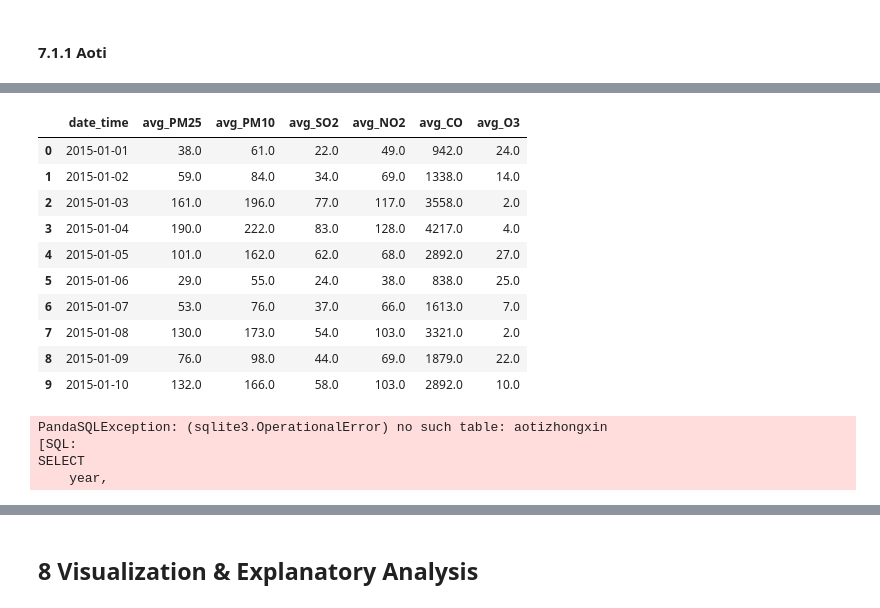
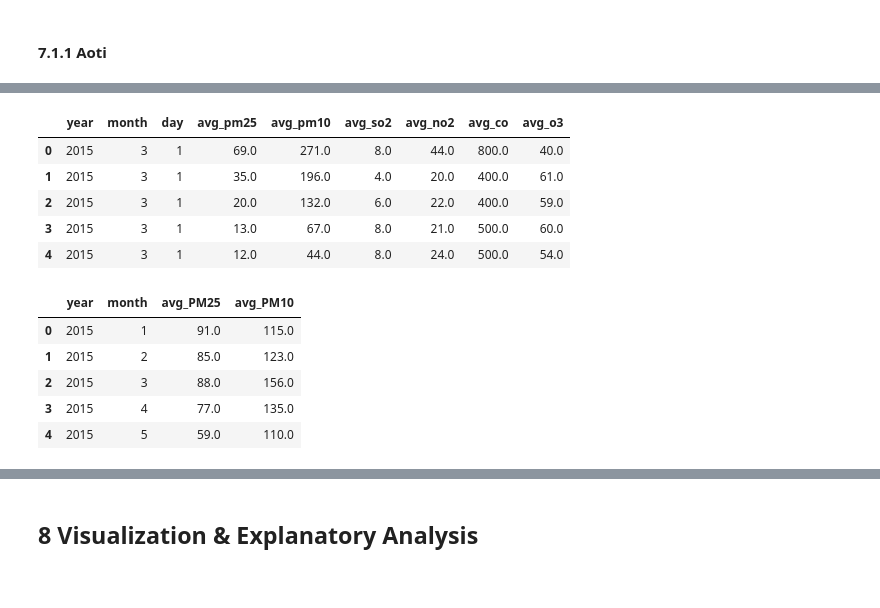
Before and after one commit to Wlnfadhil/Analisa-Data-Air-Quality-Control, a Jupyter notebook: submission/notebook.ipynb, the cells around one changed output, grey strips where cells are left out. Saved outputs shown, nothing was run; the diff lists cells and outputs as text; code cells hidden in the pictures.

```diff
--- a/submission/notebook.ipynb
+++ b/submission/notebook.ipynb
@@ -719,56 +745,51 @@ partikulasi_polusi_harian[['date_time', 'avg_pm25', 'avg_pm10', 'avg_so2', 'avg_
 # %%
+import pandas as pd
+# Fungsi untuk menjalankan query SQL
+pysqldf = lambda q: sqldf(q, globals())
+
 query = '''
 SELECT
     year,
     month,
     day,
-    ROUND(AVG("PM2.5")) as avg_PM25,
-    ROUND(AVG("PM10")) as avg_PM10,
-    ROUND(AVG("SO2")) as avg_SO2,
-    ROUND(AVG("NO2")) as avg_NO2,
-    ROUND(AVG("CO")) as avg_CO,
-    ROUND(AVG("O3")) as avg_O3
+    AVG("PM2.5") as avg_pm25,
+    AVG("PM10") as avg_pm10,
+    AVG("SO2") as avg_so2,
+    AVG("NO2") as avg_no2,
+    AVG("CO") as avg_co,
+    AVG("O3") as avg_o3
 FROM
     aotizhongxin_df
 WHERE
-    (year = 2015 AND month = 1 AND day BETWEEN 1 AND 10)
+    year = 2015 AND month = 3 AND day BETWEEN 1 AND 10
 GROUP BY
-    year, month, day
+    year, month, day, hour
 ORDER BY
-    year, month, day;
+    year, month, day, hour
+LIMIT 10 -- Changed from 'LIMIT ORDER 10' to 'LIMIT 10'
 '''
-partikulasi_polusi_harian = psql.sqldf(query, globals())
 
-# Membuat kolom 'date_time' dari kolom 'year', 'month', 'day'
-partikulasi_polusi_harian['date_time'] = pd.to_datetime(partikulasi_polusi_harian[['year', 'month', 'day']])
+# Eksekusi query, change psql to pysqldf
+partikulasi_polusi_harian = pysqldf(query)
 
-# Menampilkan hasil dengan kolom date_time
-partikulasi_polusi_harian[['date_time', 'avg_PM25', 'avg_PM10', 'avg_SO2', 'avg_NO2', 'avg_CO', 'avg_O3']]
+# Membuat kolom `date_time` dari `year`, `month`, `day`, dan `hour`
+partikulasi_polusi_harian.head()
 # %% [output]
-|  | date_time | avg_PM25 | avg_PM10 | avg_SO2 | avg_NO2 | avg_CO | avg_O3 |
-| 0 | 2015-01-01 | 38.0 | 61.0 | 22.0 | 49.0 | 942.0 | 24.0 |
-| 1 | 2015-01-02 | 59.0 | 84.0 | 34.0 | 69.0 | 1338.0 | 14.0 |
-| 2 | 2015-01-03 | 161.0 | 196.0 | 77.0 | 117.0 | 3558.0 | 2.0 |
-| 3 | 2015-01-04 | 190.0 | 222.0 | 83.0 | 128.0 | 4217.0 | 4.0 |
-| 4 | 2015-01-05 | 101.0 | 162.0 | 62.0 | 68.0 | 2892.0 | 27.0 |
-| 5 | 2015-01-06 | 29.0 | 55.0 | 24.0 | 38.0 | 838.0 | 25.0 |
-| 6 | 2015-01-07 | 53.0 | 76.0 | 37.0 | 66.0 | 1613.0 | 7.0 |
-| 7 | 2015-01-08 | 130.0 | 173.0 | 54.0 | 103.0 | 3321.0 | 2.0 |
-| 8 | 2015-01-09 | 76.0 | 98.0 | 44.0 | 69.0 | 1879.0 | 22.0 |
-| 9 | 2015-01-10 | 132.0 | 166.0 | 58.0 | 103.0 | 2892.0 | 10.0 |
+|  | year | month | day | avg_pm25 | avg_pm10 | avg_so2 | avg_no2 | avg_co | avg_o3 |
+| 0 | 2015 | 3 | 1 | 69.0 | 271.0 | 8.0 | 44.0 | 800.0 | 40.0 |
+| 1 | 2015 | 3 | 1 | 35.0 | 196.0 | 4.0 | 20.0 | 400.0 | 61.0 |
+| 2 | 2015 | 3 | 1 | 20.0 | 132.0 | 6.0 | 22.0 | 400.0 | 59.0 |
+| 3 | 2015 | 3 | 1 | 13.0 | 67.0 | 8.0 | 21.0 | 500.0 | 60.0 |
+| 4 | 2015 | 3 | 1 | 12.0 | 44.0 | 8.0 | 24.0 | 500.0 | 54.0 |
 # %%
 query = '''
 SELECT
     year,
     month,
-    ROUND(AVG("PM2.5")) as avg_PM25,
-    ROUND(AVG("PM10")) as avg_PM10,
-    ROUND(AVG("SO2")) as avg_SO2,
-    ROUND(AVG("NO2")) as avg_NO2,
-    ROUND(AVG("CO")) as avg_CO,
-    ROUND(AVG("O3")) as avg_O3
+    ROUND(AVG("PM2.5")) AS avg_PM25,
+    ROUND(AVG("PM10")) AS avg_PM10
 FROM
-    aotizhongxin
+    aotizhongxin_df
 WHERE
     (year = 2015 AND month BETWEEN 1 AND 10)
 GROUP BY
@@ -776,13 +797,13 @@ GROUP BY
 ORDER BY
     year, month;
 '''
+
 partikulasi_polusi_bulanan = psql.sqldf(query, globals())
-
-partikulasi_polusi_harian['date_time'] = pd.to_datetime(partikulasi_polusi_harian['year', 'month'])
-
-partikulasi_polusi_harian[['date_time', 'avg_PM25', 'avg_PM10', 'avg_SO2', 'avg_NO2', 'avg_CO', 'avg_O3']]
+partikulasi_polusi_bulanan.head()
 # %% [output]
-PandaSQLException: (sqlite3.OperationalError) no such table: aotizhongxin
-[SQL:
-SELECT
-    year,
+|  | year | month | avg_PM25 | avg_PM10 |
+| 0 | 2015 | 1 | 91.0 | 115.0 |
+| 1 | 2015 | 2 | 85.0 | 123.0 |
+| 2 | 2015 | 3 | 88.0 | 156.0 |
+| 3 | 2015 | 4 | 77.0 | 135.0 |
+| 4 | 2015 | 5 | 59.0 | 110.0 |
```
Also changed, not shown: parts of 10 cells of this notebook.
